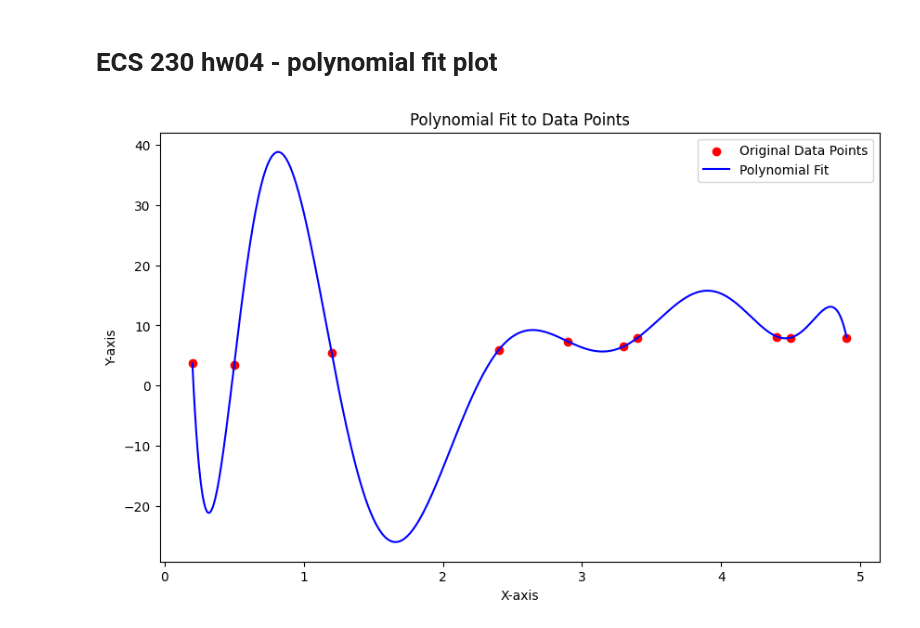
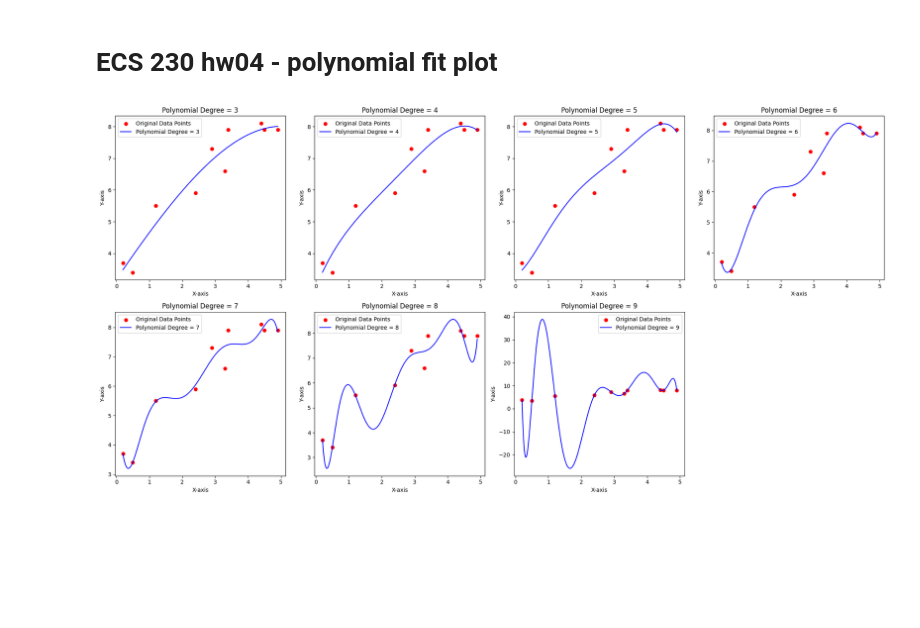
Before and after one commit to qrdai/23fa-NLA-hw, a Jupyter notebook: hw04/plot.ipynb, the cells around one changed output. Saved outputs shown, nothing was run; the diff lists cells and outputs as text; code cells hidden in the pictures; blank space fills up the shorter version.

Commit message:
update polynomial fit plots

```diff
--- a/hw04/plot.ipynb
+++ b/hw04/plot.ipynb
@@ -30,18 +74,19 @@ def plot_data_and_polynomial(data_file, coefficients):
 # %%
 data_file = 'data.dat'
 # degree ranging from 0 to 9
 coefficients_list = (
-    (6.420000,),
-    (3.668107, 0.993463,),
-    (3.086640, 1.778776, -0.156306,),
+    # (6.420000,),
+    # (3.668107, 0.993463,),
+    # (3.086640, 1.778776, -0.156306,),
     (3.179311, 1.520536, -0.031315, -0.015928),
     (2.931133, 2.527478, -0.925597, 0.259223, -0.027234),
     (3.302285, 0.548540, 1.698495, -1.062627, 0.254667, -0.021502),
     (5.124115, -11.206113, 22.871479, -16.879147, 5.881694, -0.969259, 0.060804),
     (6.511887, -23.089442, 54.695144, -53.511730, 26.741864, -7.148960, 0.973092, -0.052993),
     (13.247400, -85.406060, 241.966400, -306.315748, 205.678504, -78.446860, 17.083212, -1.979595, 0.094700),
     (280.120205, -2632.708972, 8366.981270, -12398.140518, 10053.695004, -4830.562494, 1414.511540, -248.059639, 23.953893, -0.979794),
 )
-plot_data_and_polynomial('data.dat', coefficients_list[9])
+# plot_data_and_polynomial('data.dat', coefficients_list[9])
+plot_data_and_multiple_polynomials('data.dat', coefficients_list)
 # %% [output]
-[figure, old version]
+[figure, new version]
```
Also changed, not shown: parts of 1 cell of this notebook, 2 other files.
